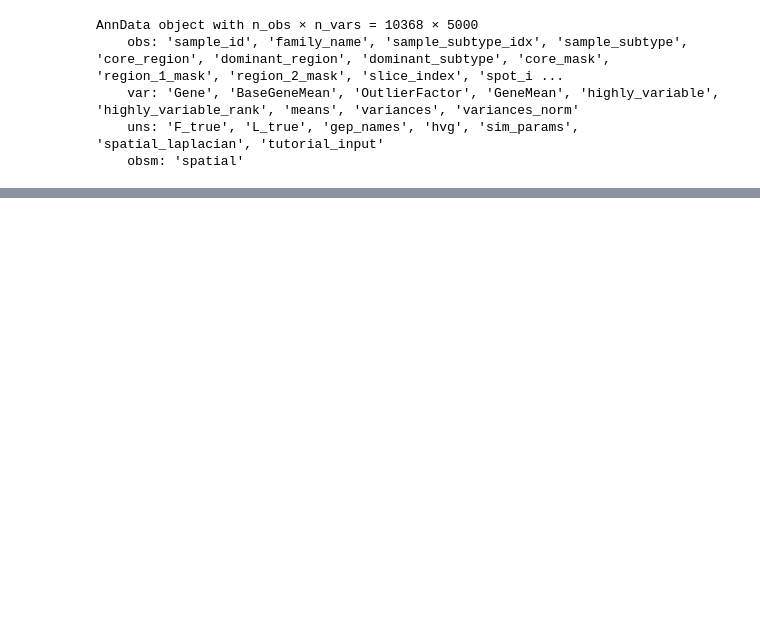
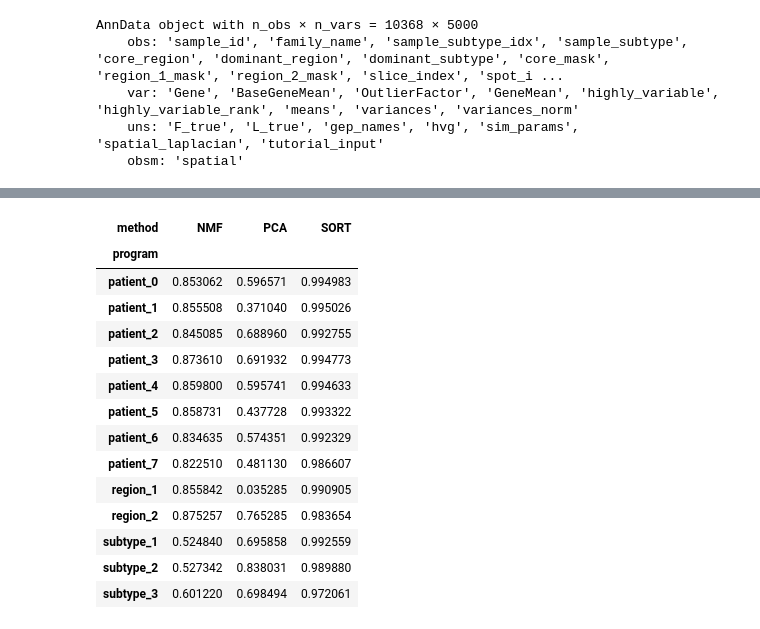
Before and after one commit to zerovain/SORT_tutorial, a Jupyter notebook: docs/tutorials/00_simulated_atlas.ipynb, the cells around one changed output, grey strips where cells are left out. Drawn from its saved outputs; the diff is of its cells as text; code cells hidden in the pictures; blank space fills up the shorter version.

```diff
--- a/docs/tutorials/00_simulated_atlas.ipynb
+++ b/docs/tutorials/00_simulated_atlas.ipynb
@@ -101,0 +118,48 @@ patient-specific programs and weaker shared programs remain visible.
+# %%
+truth = np.asarray(adata.uns["L_true"], dtype=float)
+program_names = np.asarray(adata.uns["gep_names"], dtype=str)
+activities = {"SORT": result.W[:, 1:], "PCA": W_pca, "NMF": W_nmf}
+
+
+def rescale_columns(values):
+    values = np.asarray(values, dtype=float)
+    span = np.ptp(values, axis=0, keepdims=True)
+    return np.divide(values - values.min(axis=0, keepdims=True), span,
+                     out=np.zeros_like(values), where=span > 0)
+
+
+def match_programs(activity, method):
+    true_scaled, inferred = rescale_columns(truth), rescale_columns(activity)
+    true_scaled -= true_scaled.mean(axis=0, keepdims=True)
+    inferred -= inferred.mean(axis=0, keepdims=True)
+    denominator = np.linalg.norm(true_scaled, axis=0)[:, None] * np.linalg.norm(inferred, axis=0)[None, :]
+    correlation = np.divide(true_scaled.T @ inferred, denominator,
+                            out=np.zeros((truth.shape[1], inferred.shape[1])), where=denominator > 0)
+    matches = correlation.argmax(axis=1)
+    return pd.DataFrame({"method": method, "program": program_names,
+        "program_type": [name.split("_", 1)[0] for name in program_names],
+        "matched_component": matches + (1 if method == "SORT" else 0),
+        "recovery": correlation[np.arange(truth.shape[1]), matches]})
+
+
+comparison_table = pd.concat([match_programs(values, method) for method, values in activities.items()], ignore_index=True)
+recovery_table = comparison_table[comparison_table["method"] == "SORT"].rename(columns={"matched_component": "matched_gep"})
+matched_gep = recovery_table["matched_gep"].to_numpy()
+recovery = recovery_table["recovery"].to_numpy()
+comparison_table.pivot(index="program", columns="method", values="recovery")
+# %% [output]
+| method | NMF | PCA | SORT |
+| program |  |  |  |
+| patient_0 | 0.853062 | 0.596571 | 0.994983 |
+| patient_1 | 0.855508 | 0.371040 | 0.995026 |
+| patient_2 | 0.845085 | 0.688960 | 0.992755 |
+| patient_3 | 0.873610 | 0.691932 | 0.994773 |
+| patient_4 | 0.859800 | 0.595741 | 0.994633 |
+| patient_5 | 0.858731 | 0.437728 | 0.993322 |
+| patient_6 | 0.834635 | 0.574351 | 0.992329 |
+| patient_7 | 0.822510 | 0.481130 | 0.986607 |
+| region_1 | 0.855842 | 0.035285 | 0.990905 |
+| region_2 | 0.875257 | 0.765285 | 0.983654 |
+| subtype_1 | 0.524840 | 0.695858 | 0.992559 |
+| subtype_2 | 0.527342 | 0.838031 | 0.989880 |
+| subtype_3 | 0.601220 | 0.698494 | 0.972061 |
```
Also changed, not shown: parts of 21 cells of this notebook, 13 other files.
